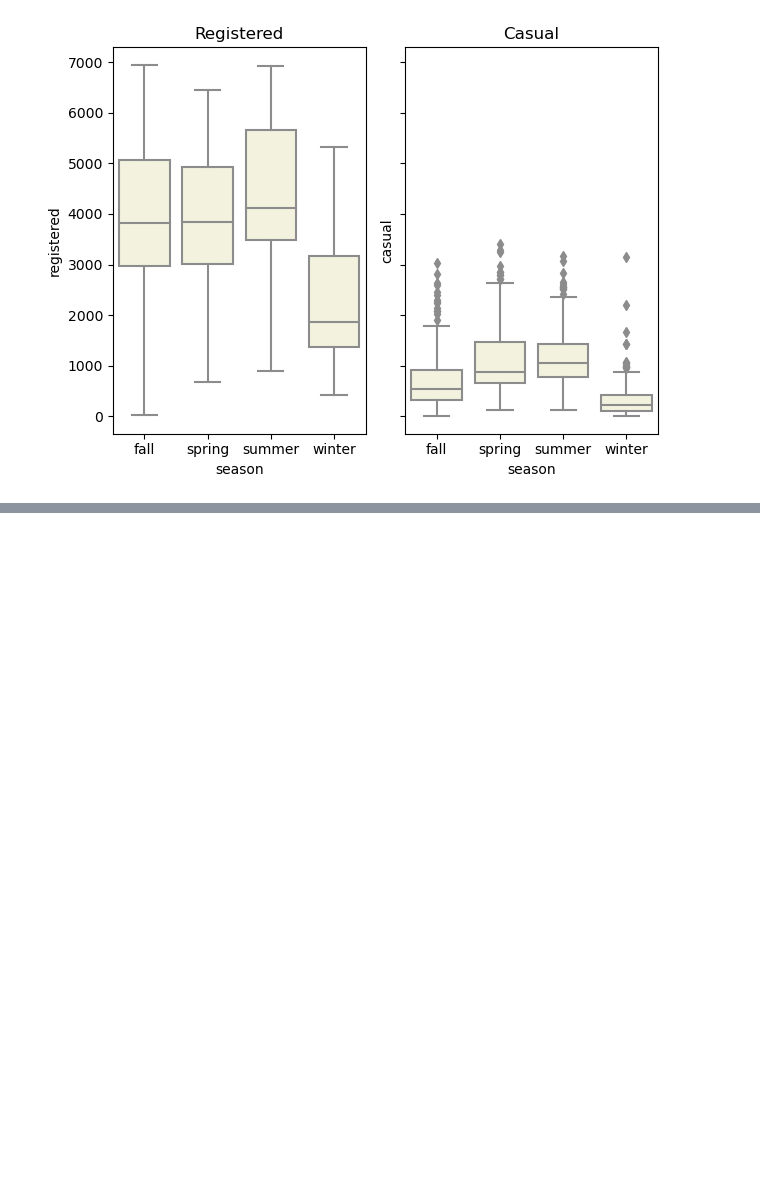
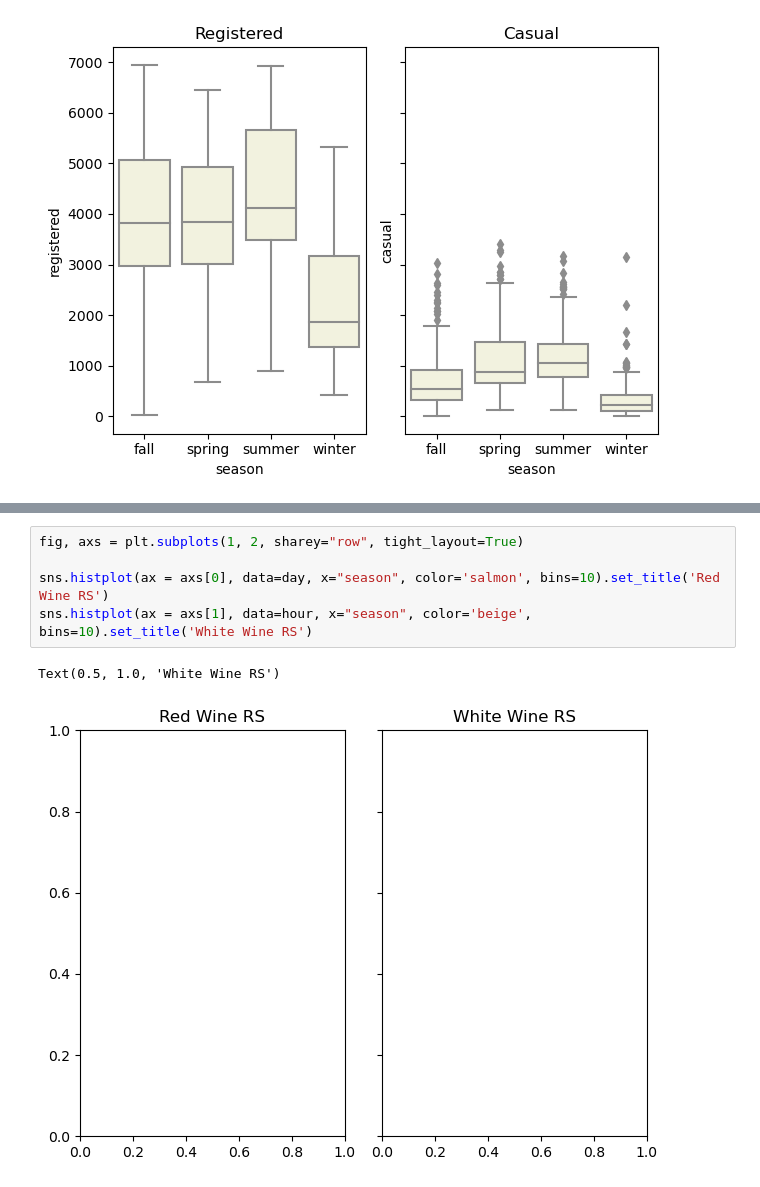
Before and after one commit to NiaLucia/Sprint2, a Jupyter notebook: Bike Project/BikeEDA.ipynb, the cells around one changed output, grey strips where cells are left out. Drawn from its saved outputs; the diff is of its cells as text; blank space fills up the shorter version.

```diff
--- a/Bike Project/BikeEDA.ipynb
+++ b/Bike Project/BikeEDA.ipynb
@@ -159,0 +183,8 @@ Text(0.5, 1.0, 'Casual')
+# %%
+fig, axs = plt.subplots(1, 2, sharey="row", tight_layout=True)
+
+sns.histplot(ax = axs[0], data=day, x="season", color='salmon', bins=10).set_title('Red Wine RS')
+sns.histplot(ax = axs[1], data=hour, x="season", color='beige', bins=10).set_title('White Wine RS')
+# %% [output]
+Text(0.5, 1.0, 'White Wine RS')
+[figure, added]
```
Also changed, not shown: parts of 4 cells of this notebook.
